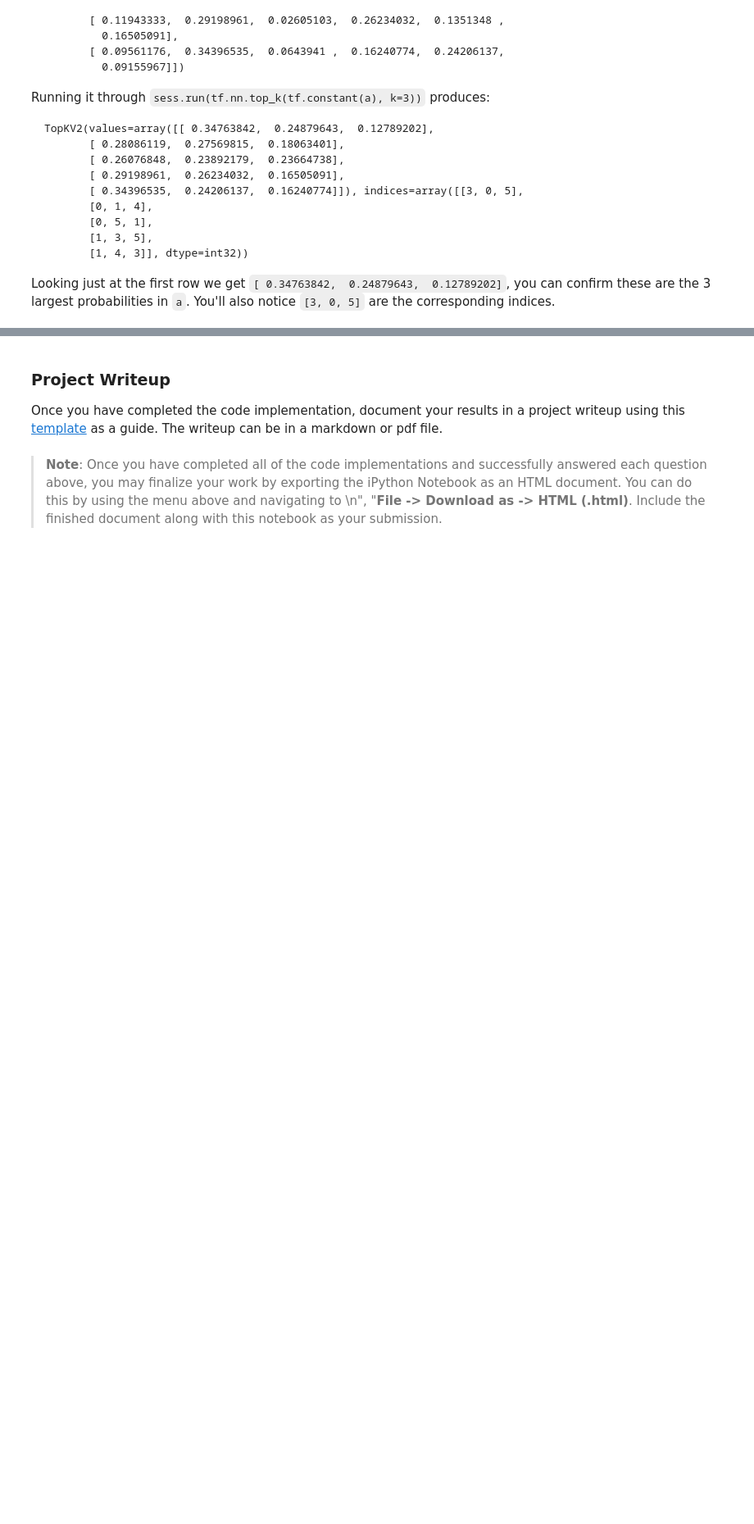
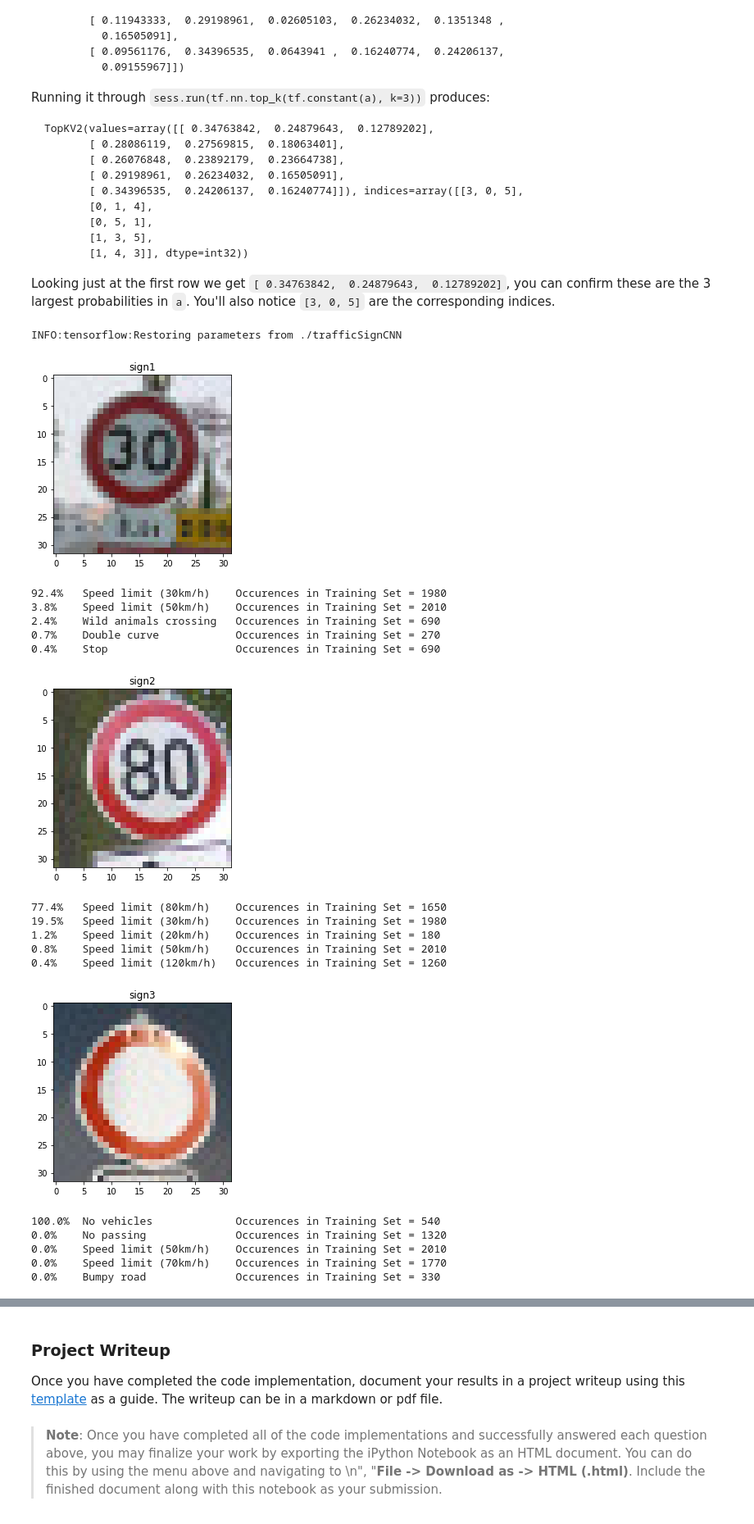
Before and after one commit to charlestytler/CarND-Traffic-Sign-Classifier-Project, a Jupyter notebook: Traffic_Sign_Classifier.ipynb, the cells around one changed output, grey strips where cells are left out. Shown at 82% size. Cells and saved outputs as stored; diff of their text form; code cells hidden in the pictures; blank space fills up the shorter version.

```diff
--- a/Traffic_Sign_Classifier.ipynb
+++ b/Traffic_Sign_Classifier.ipynb
@@ -596,8 +632,7 @@ with tf.Session() as sess:
         for offset in range(0, num_examples, BATCH_SIZE):
             end = offset + BATCH_SIZE
             batch_x, batch_y = X_train[offset:end], y_train[offset:end]
-            sess.run(training_operation, feed_dict={x: batch_x, y: batch_y, \
-                            layer1_keep_prob: 0.5, layer2_keep_prob: 0.5})
+            sess.run(training_operation, feed_dict={x: batch_x, y: batch_y, dropout_keep_prob: 0.5})
 
         validation_accuracy = evaluate(X_valid, y_valid)
         print("EPOCH {} ...".format(i+1))
@@ -643,8 +701,24 @@ You may find `signnames.csv` useful as it contains mappings from the class id (i
 ### Run the predictions here and use the model to output the prediction for each image.
 ### Make sure to pre-process the images with the same pre-processing pipeline used earlier.
 ### Feel free to use as many code cells as needed.
+
+# Preprocess images
+test_signs_norm = preprocessImages(test_signs)
 # %% [markdown]
 ### Analyze Performance
 # %%
 ### Calculate the accuracy for these 5 new images.
 ### For example, if the model predicted 1 out of 5 signs correctly, it's 20% accurate on these new images.
+
+# Run forward pass through CNN for test_signs_norm
+
+with tf.Session() as sess:
+    sess.run(tf.global_variables_initializer())
+
+    # Restore trained weights
+    saver.restore(sess, './trafficSignCNN')
+
+    test_accuracy = evaluate(test_signs_norm, imgLabels)
+    #test_accuracy = evaluate(X_test, y_test)
+    print()
+    print("Test Accuracy = {:.3f}".format(test_accuracy))
@@ -691,3 +769,50 @@ Looking just at the first row we get `[ 0.34763842,  0.24879643,  0.12789202]`,
 # %%
 ### Print out the top five softmax probabilities for the predictions on the German traffic sign images found on the web.
 ### Feel free to use as many code cells as needed.
+
+Top5 = tf.nn.top_k(probabilities, k=5)
+
+with tf.Session() as sess:
+    sess.run(tf.global_variables_initializer())
+
+    # Restore trained weights
+    saver.restore(sess, './trafficSignCNN')
+
+    top5prob = sess.run(Top5, feed_dict={x: test_signs_norm, dropout_keep_prob: 1.0})
+
+top5prob_values = top5prob[0]
+top5prob_classes = top5prob[1]
+# %% [output]
+INFO:tensorflow:Restoring parameters from ./trafficSignCNN
+# %%
+
+for idx in range(len(test_signs_norm)):
+
+    showImage(test_signs, idx, 'sign'+str(idx+1) )
+
+    for predictionNum in range(5):
+        probability = top5prob_values[idx][predictionNum]
+        yClass = top5prob_classes[idx][predictionNum]
+        label = signNames[yClass]
+        nTraining = int(nHist[0][yClass])
+        # Identify number of occurences in training set
+        print('{:3.1f}%\t{:20s}\tOccurences in Training Set = {}'.format(probability*100,label,nTraining))
+# %% [output]
+[figure, added]
+92.4%   Speed limit (30km/h)    Occurences in Training Set = 1980
+3.8%    Speed limit (50km/h)    Occurences in Training Set = 2010
+2.4%    Wild animals crossing   Occurences in Training Set = 690
+0.7%    Double curve            Occurences in Training Set = 270
+0.4%    Stop                    Occurences in Training Set = 690
+[figure, added]
+77.4%   Speed limit (80km/h)    Occurences in Training Set = 1650
+19.5%   Speed limit (30km/h)    Occurences in Training Set = 1980
+1.2%    Speed limit (20km/h)    Occurences in Training Set = 180
+0.8%    Speed limit (50km/h)    Occurences in Training Set = 2010
+0.4%    Speed limit (120km/h)   Occurences in Training Set = 1260
+[figure, added]
+100.0%  No vehicles             Occurences in Training Set = 540
+0.0%    No passing              Occurences in Training Set = 1320
+0.0%    Speed limit (50km/h)    Occurences in Training Set = 2010
+0.0%    Speed limit (70km/h)    Occurences in Training Set = 1770
+0.0%    Bumpy road              Occurences in Training Set = 330
```
Also changed, not shown: parts of 15 cells of this notebook.
